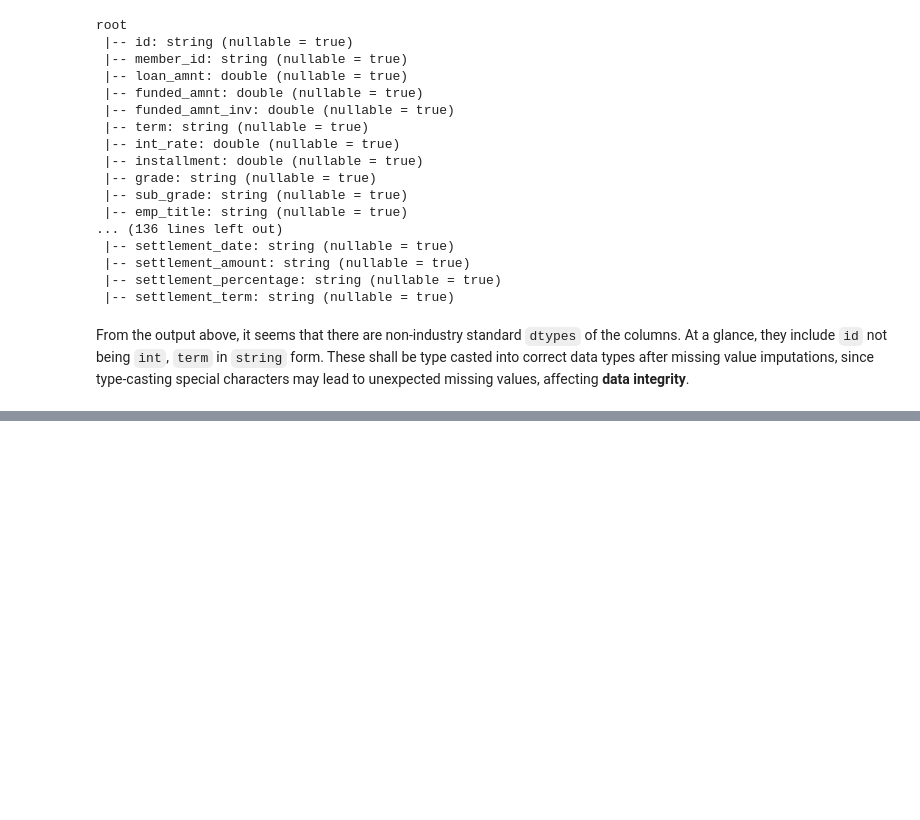
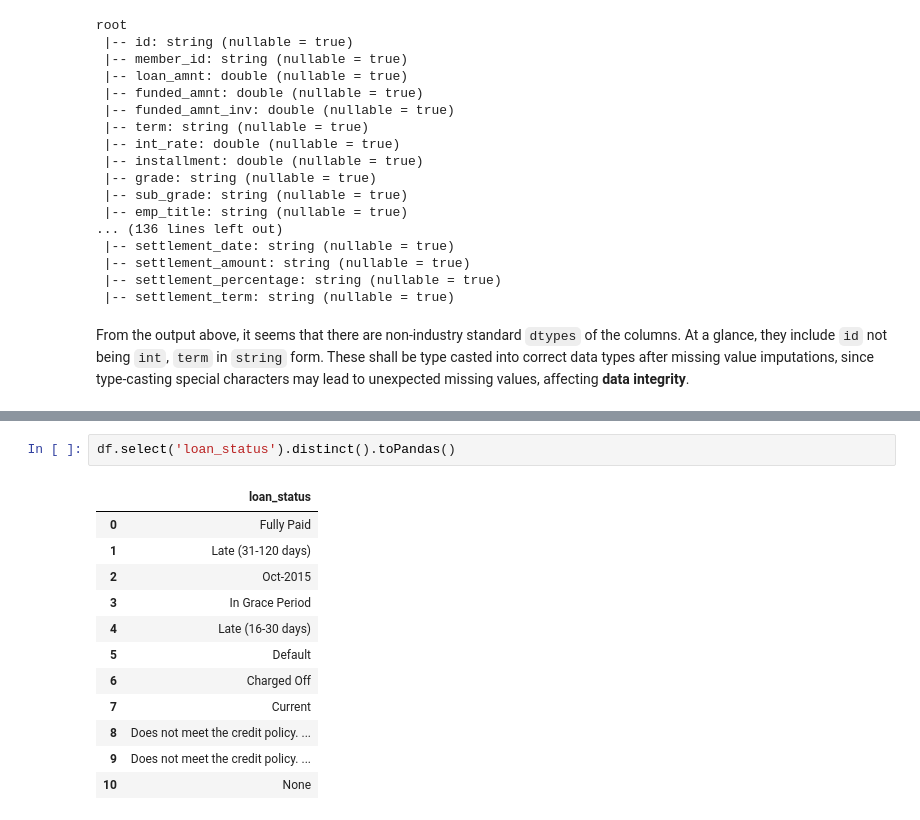
Before and after one commit to luuuneytunes12/Credit-Risk-Modeling-PySpark, a Jupyter notebook: notebooks/1. Data Understanding.ipynb, the cells around one changed output, grey strips where cells are left out. Drawn from its saved outputs; the diff is of its cells as text; blank space fills up the shorter version.

```diff
--- a/notebooks/1. Data Understanding.ipynb
+++ b/notebooks/1. Data Understanding.ipynb
@@ -527,3 +534,18 @@ df.summary().toPandas()
 | 6 | 75% | 1.2235089E8 | None | 20000.0 | 20000.0 | 20000.0 | None | 15.99 | 593.31 | ... |
 | 7 | max | Total amount funded in policy cod... | None | 40000.0 | 40000.0 | 40000.0 | 60 months | 30.99 | 1719.83 | ... |
 8 rows × 152 columns
+# %%
+df.select('loan_status').distinct().toPandas()
+# %% [output]
+|  | loan_status |
+| 0 | Fully Paid |
+| 1 | Late (31-120 days) |
+| 2 | Oct-2015 |
+| 3 | In Grace Period |
+| 4 | Late (16-30 days) |
+| 5 | Default |
+| 6 | Charged Off |
+| 7 | Current |
+| 8 | Does not meet the credit policy. ... |
+| 9 | Does not meet the credit policy. ... |
+| 10 | None |
```
Also changed, not shown: parts of 5 cells of this notebook, 5 other files.
